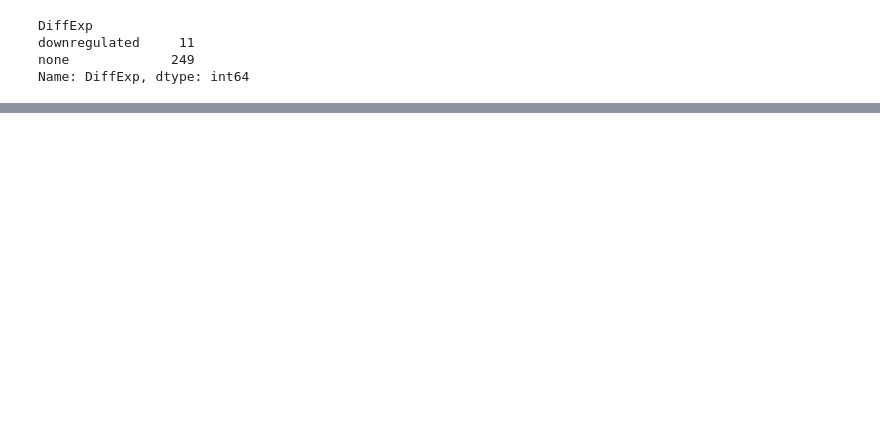
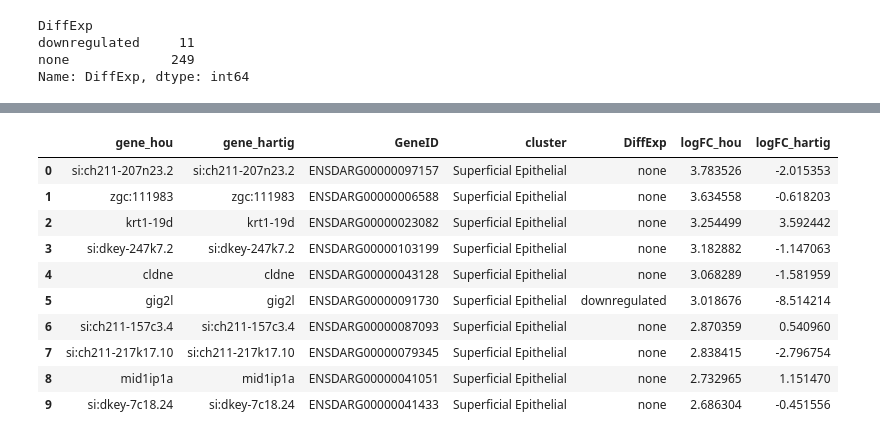
Before and after one commit to cgnobrega/Nobrega_Honors_Thesis, a Jupyter notebook: code/gene_lists_parse.ipynb, the cells around one changed output, grey strips where cells are left out. Cells and saved outputs as stored; diff of their text form; code cells hidden in the pictures; blank space fills up the shorter version.

```diff
--- a/code/gene_lists_parse.ipynb
+++ b/code/gene_lists_parse.ipynb
@@ -92,0 +101,15 @@ downreg
+# %%
+superficial = merged_gene_list[merged_gene_list['cluster'] == "Superficial Epithelial"]
+superficial.head(10)
+# %% [output]
+|  | gene_hou | gene_hartig | GeneID | cluster | DiffExp | logFC_hou | logFC_hartig |
+| 0 | si:ch211-207n23.2 | si:ch211-207n23.2 | ENSDARG00000097157 | Superficial Epithelial | none | 3.783526 | -2.015353 |
+| 1 | zgc:111983 | zgc:111983 | ENSDARG00000006588 | Superficial Epithelial | none | 3.634558 | -0.618203 |
+| 2 | krt1-19d | krt1-19d | ENSDARG00000023082 | Superficial Epithelial | none | 3.254499 | 3.592442 |
+| 3 | si:dkey-247k7.2 | si:dkey-247k7.2 | ENSDARG00000103199 | Superficial Epithelial | none | 3.182882 | -1.147063 |
+| 4 | cldne | cldne | ENSDARG00000043128 | Superficial Epithelial | none | 3.068289 | -1.581959 |
+| 5 | gig2l | gig2l | ENSDARG00000091730 | Superficial Epithelial | downregulated | 3.018676 | -8.514214 |
+| 6 | si:ch211-157c3.4 | si:ch211-157c3.4 | ENSDARG00000087093 | Superficial Epithelial | none | 2.870359 | 0.540960 |
+| 7 | si:ch211-217k17.10 | si:ch211-217k17.10 | ENSDARG00000079345 | Superficial Epithelial | none | 2.838415 | -2.796754 |
+| 8 | mid1ip1a | mid1ip1a | ENSDARG00000041051 | Superficial Epithelial | none | 2.732965 | 1.151470 |
+| 9 | si:dkey-7c18.24 | si:dkey-7c18.24 | ENSDARG00000041433 | Superficial Epithelial | none | 2.686304 | -0.451556 |
```
Also changed, not shown: parts of 9 cells of this notebook.
